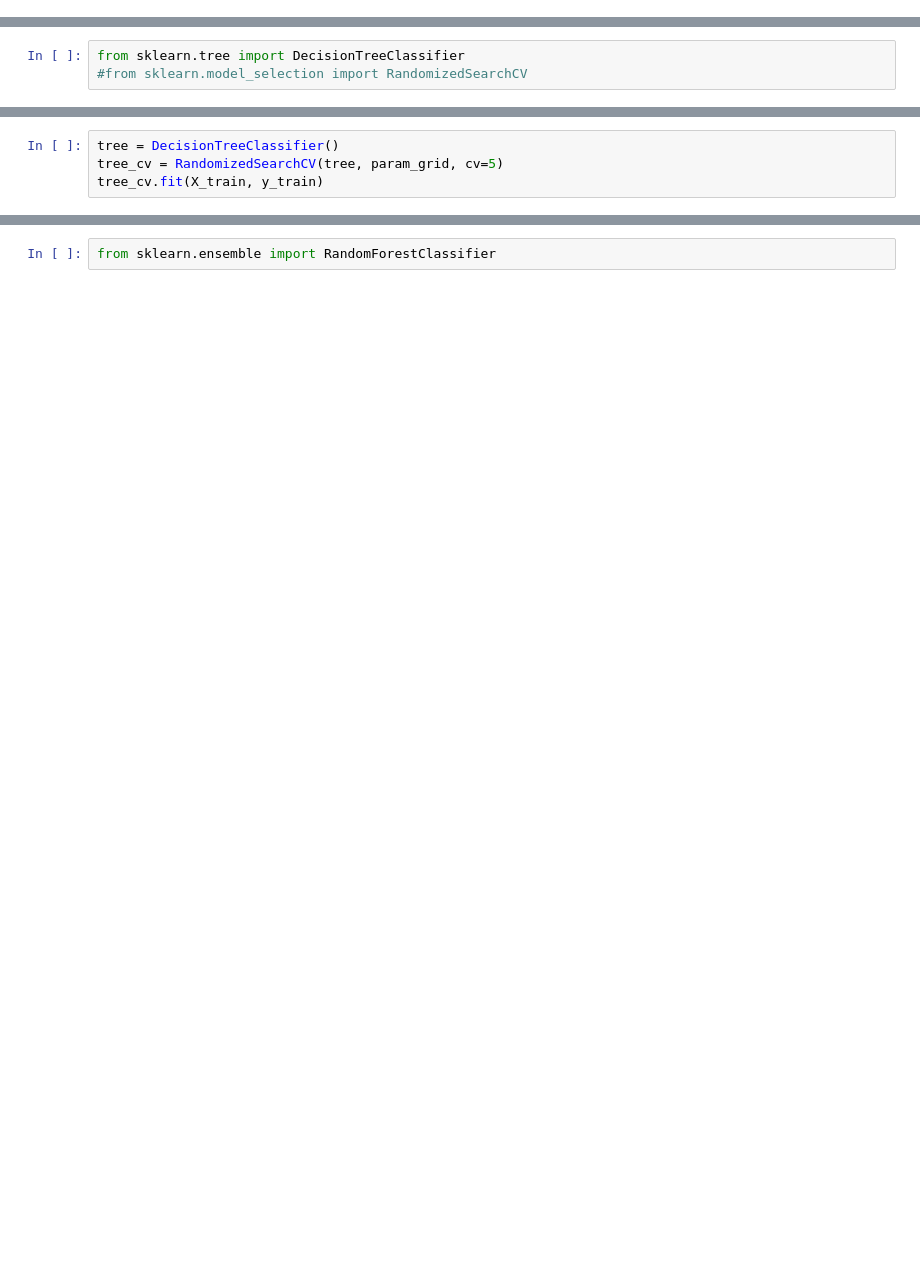
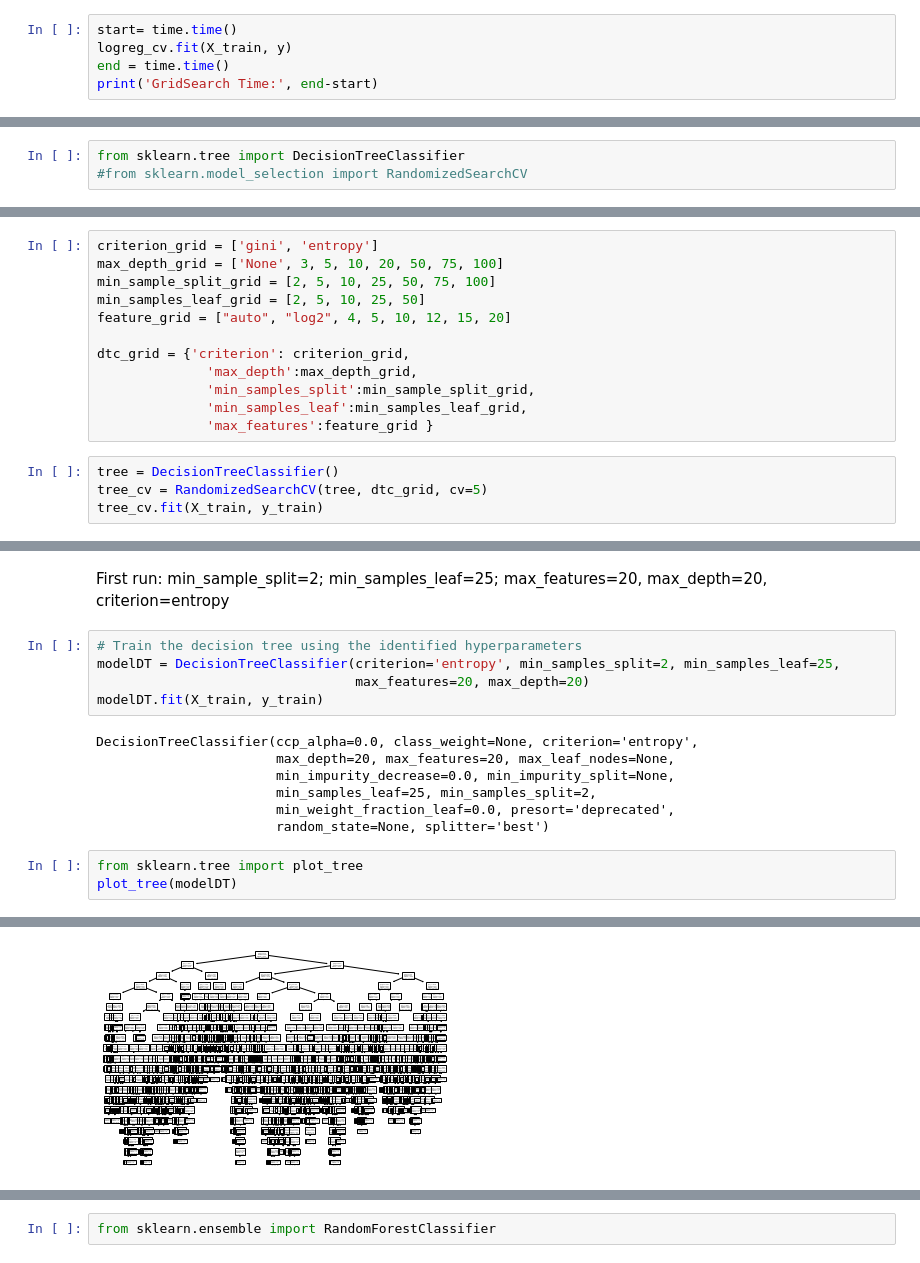
Before and after one commit to kregier/Springboard, a Jupyter notebook: Capstone2/Capstone2-Modeling.ipynb, the cells around one changed output, grey strips where cells are left out. Drawn from its saved outputs; the diff is of its cells as text; blank space fills up the shorter version.

Commit message:
Decision Tree and Random Forest Classifier models run. Random Forest Regressor model stalled

```diff
--- a/Capstone2/Capstone2-Modeling.ipynb
+++ b/Capstone2/Capstone2-Modeling.ipynb
@@ -97,0 +77,5 @@ RandomizedSearchCV(cv=5, error_score=nan,
+# %%
+start= time.time()
+logreg_cv.fit(X_train, y)
+end = time.time()
+print('GridSearch Time:', end-start)
@@ -176,4 +159,16 @@ param_grid = {'max_features':feature_grid, 'max_depth':max_depth, 'min_samples_l
+# %%
+criterion_grid = ['gini', 'entropy']
+max_depth_grid = ['None', 3, 5, 10, 20, 50, 75, 100]
+min_sample_split_grid = [2, 5, 10, 25, 50, 75, 100]
+min_samples_leaf_grid = [2, 5, 10, 25, 50]
+feature_grid = ["auto", "log2", 4, 5, 10, 12, 15, 20]
+
+dtc_grid = {'criterion': criterion_grid,
+              'max_depth':max_depth_grid,
+              'min_samples_split':min_sample_split_grid,
+              'min_samples_leaf':min_samples_leaf_grid,
+              'max_features':feature_grid }
 # %%
 tree = DecisionTreeClassifier()
-tree_cv = RandomizedSearchCV(tree, param_grid, cv=5)
+tree_cv = RandomizedSearchCV(tree, dtc_grid, cv=5)
 tree_cv.fit(X_train, y_train)
@@ -182,0 +216,18 @@ print("Best score: ", tree_cv.best_score_)
+# %% [markdown]
+First run: min_sample_split=2; min_samples_leaf=25; max_features=20, max_depth=20, criterion=entropy
+# %%
+# Train the decision tree using the identified hyperparameters
+modelDT = DecisionTreeClassifier(criterion='entropy', min_samples_split=2, min_samples_leaf=25,
+                                 max_features=20, max_depth=20)
+modelDT.fit(X_train, y_train)
+# %% [output]
+DecisionTreeClassifier(ccp_alpha=0.0, class_weight=None, criterion='entropy',
+                       max_depth=20, max_features=20, max_leaf_nodes=None,
+                       min_impurity_decrease=0.0, min_impurity_split=None,
+                       min_samples_leaf=25, min_samples_split=2,
+                       min_weight_fraction_leaf=0.0, presort='deprecated',
+                       random_state=None, splitter='best')
+# %%
+from sklearn.tree import plot_tree
+plot_tree(modelDT)
+# %% [output]
@@ -182,0 +251 @@ print("Best score: ", tree_cv.best_score_)
+[figure, added]
```
Also changed, not shown: parts of 40 cells of this notebook.
